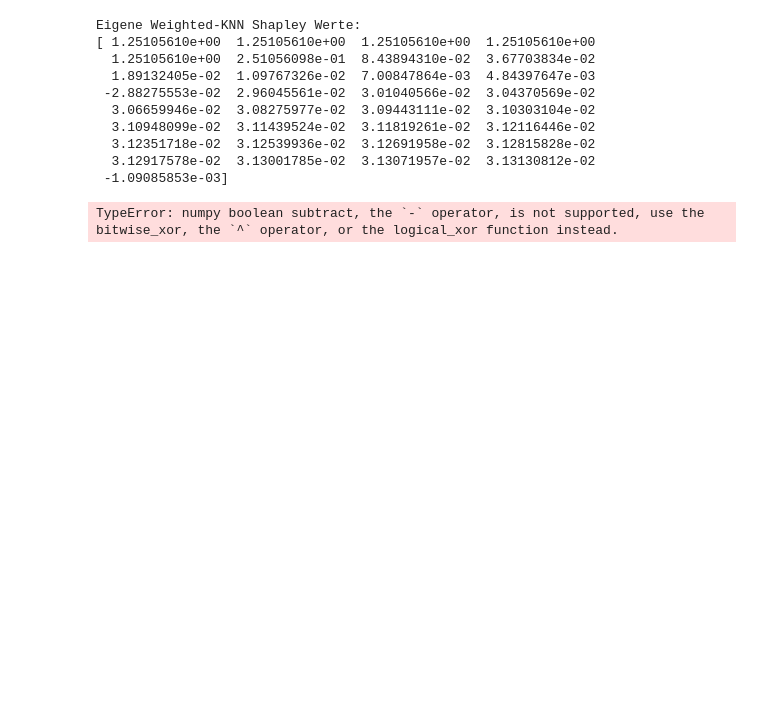
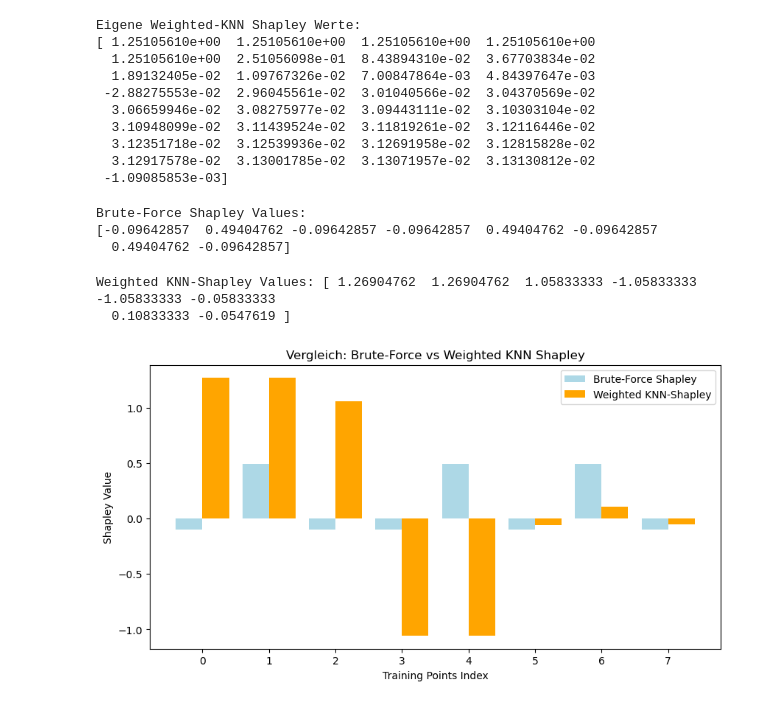
Before and after one commit to yyyyyyfaa/SEP_ALML_GroupD, a Jupyter notebook: testbook_WKNNtest.ipynb, the cells around one changed output. Cells and saved outputs as stored; diff of their text form; code cells hidden in the pictures; blank space fills up the shorter version.

Commit message:
Bruto force

```diff
--- a/testbook_WKNNtest.ipynb
+++ b/testbook_WKNNtest.ipynb
@@ -55,7 +46,3 @@ y_test = test_df["label"].values
-# %%
-row = df[df['title'] == 'Revenge Protocol'].iloc[0]
-x_val = np.array([row['fight_scenes'], row['kiss_scenes']])
-y_val = row['label']
 # %%
 from shapiq_student.wknn_explainer2 import Weighted
 
@@ -86,7 +73,7 @@ import numpy as np
 import itertools
 from sklearn.neighbors import KNeighborsClassifier
 
-def brute_force_shapley(X_train, y_train, x_val, y_val, K=3):
+def brute_force_shapley(X_train, y_train, x_val, y_val, K=5):
     N = len(X_train)
     shapley_values = np.zeros(N)
 
@@ -119,7 +106,7 @@ def brute_force_shapley(X_train, y_train, x_val, y_val, K=3):
     return shapley_values
 # %%
 # Nehme nur kleine Teilmenge für Brute-Force (sonst dauert es zu lange!)
-small_train_df = train_df.sample(6, random_state=42)
+small_train_df = train_df.sample(8, random_state=0)
 X_small = small_train_df[["fight_scenes", "kiss_scenes"]].values
 y_small = small_train_df["label"].values
 
@@ -129,9 +116,34 @@ x_val = [row['fight_scenes'], row['kiss_scenes']]
 y_val = row['label']
 
 # Berechne Brute-Force Shapley Values
-phi_brute = brute_force_shapley(X_small, y_small, x_val, y_val, K=3)
+phi_brute = brute_force_shapley(X_small, y_small, x_val, y_val, K=5)
 
 print("Brute-Force Shapley Values:")
 print(phi_brute)
 # %% [output]
-TypeError: numpy boolean subtract, the `-` operator, is not supported, use the bitwise_xor, the `^` operator, or the logical_xor function instead.
+Brute-Force Shapley Values:
+[-0.09642857  0.49404762 -0.09642857 -0.09642857  0.49404762 -0.09642857
+  0.49404762 -0.09642857]
+# %%
+explainer = Weighted(X_small, y_small, method="weighted")
+phi_weighted = explainer.weighted_knn_shapley(x_val, y_val, gamma=5, K=5)
+
+print("Weighted KNN-Shapley Values:", phi_weighted)
+# %% [output]
+Weighted KNN-Shapley Values: [ 1.26904762  1.26904762  1.05833333 -1.05833333 -1.05833333 -0.05833333
+  0.10833333 -0.0547619 ]
+# %%
+min_len = min(len(phi_brute), len(phi_weighted))
+x = np.arange(min_len)
+
+plt.figure(figsize=(10,5))
+plt.bar(x - 0.2, phi_brute[:min_len], width=0.4, label="Brute-Force Shapley", color="lightblue")
+plt.bar(x + 0.2, phi_weighted[:min_len], width=0.4, label="Weighted KNN-Shapley", color="orange")
+
+plt.xlabel("Training Points Index")
+plt.ylabel("Shapley Value")
+plt.title("Vergleich: Brute-Force vs Weighted KNN Shapley")
+plt.legend()
+plt.show()
+# %% [output]
+[figure, added]
```
Also changed, not shown: parts of 1 cell of this notebook.
